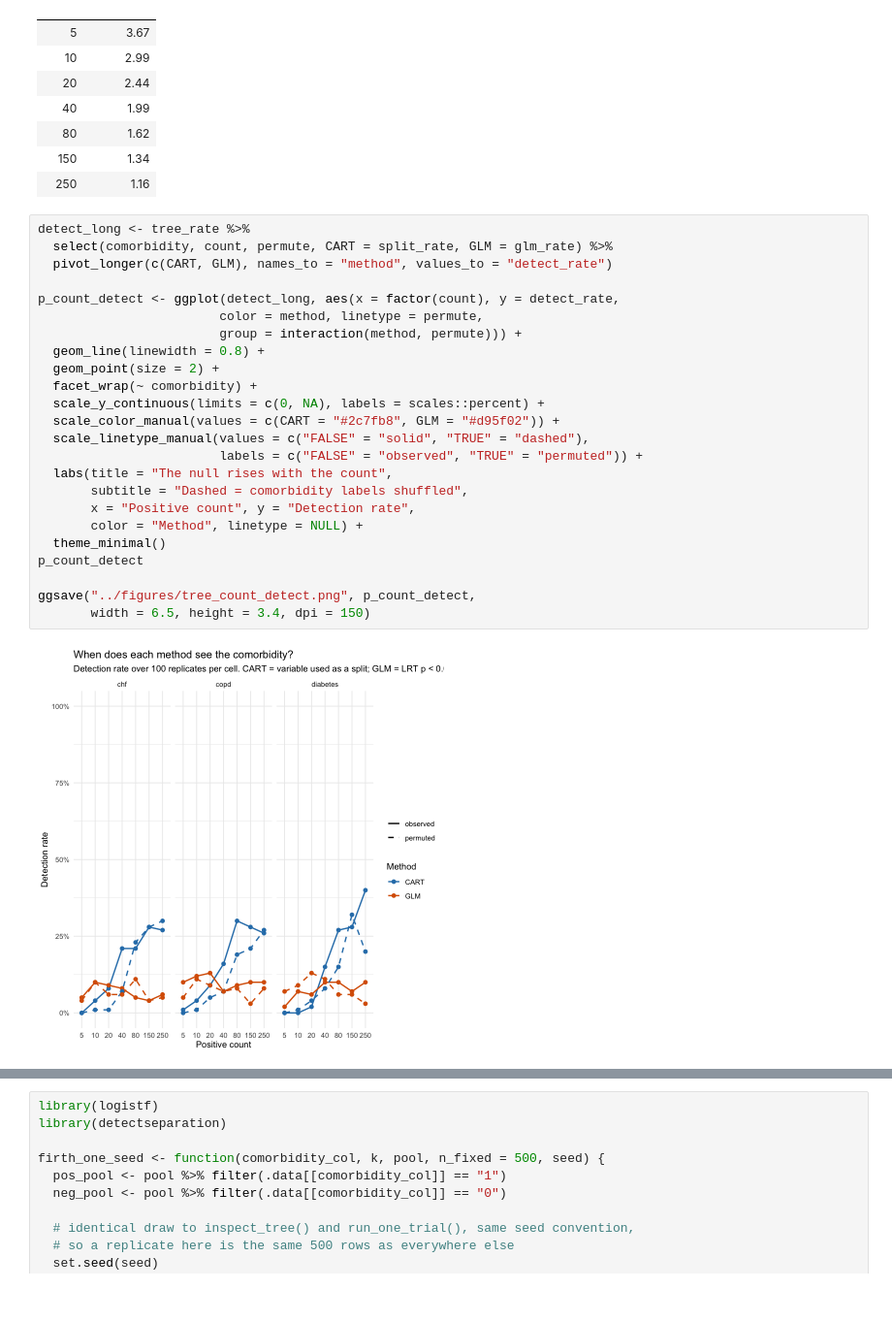
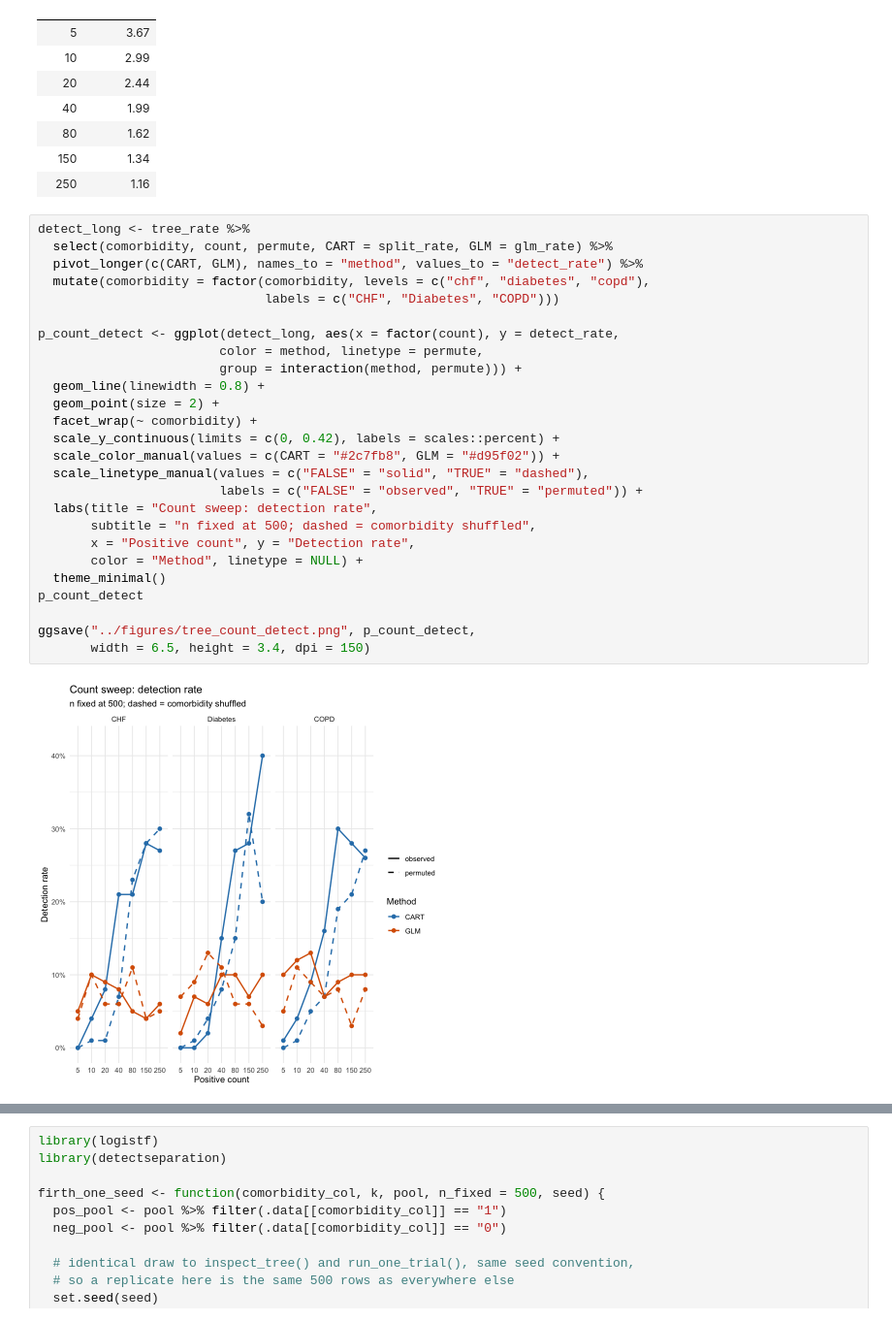
Before and after one commit to ShengPeiWilliam/mimic-synthetic-fidelity, a Jupyter notebook: code/tree-structure-diagnosis.ipynb, the cells around one changed output, grey strips where cells are left out. Shown at 97% size. Cells and saved outputs as stored; diff of their text form.

```diff
--- a/code/tree-structure-diagnosis.ipynb
+++ b/code/tree-structure-diagnosis.ipynb
@@ -383,27 +379,29 @@ A tibble: 7 × 2
 # %%
 detect_long <- tree_rate %>%
   select(comorbidity, count, permute, CART = split_rate, GLM = glm_rate) %>%
-  pivot_longer(c(CART, GLM), names_to = "method", values_to = "detect_rate")
+  pivot_longer(c(CART, GLM), names_to = "method", values_to = "detect_rate") %>%
+  mutate(comorbidity = factor(comorbidity, levels = c("chf", "diabetes", "copd"),
+                              labels = c("CHF", "Diabetes", "COPD")))
 
 p_count_detect <- ggplot(detect_long, aes(x = factor(count), y = detect_rate,
                         color = method, linetype = permute,
                         group = interaction(method, permute))) +
   geom_line(linewidth = 0.8) +
   geom_point(size = 2) +
   facet_wrap(~ comorbidity) +
-  scale_y_continuous(limits = c(0, NA), labels = scales::percent) +
+  scale_y_continuous(limits = c(0, 0.42), labels = scales::percent) +
   scale_color_manual(values = c(CART = "#2c7fb8", GLM = "#d95f02")) +
   scale_linetype_manual(values = c("FALSE" = "solid", "TRUE" = "dashed"),
                         labels = c("FALSE" = "observed", "TRUE" = "permuted")) +
-  labs(title = "The null rises with the count",
-       subtitle = "Dashed = comorbidity labels shuffled",
+  labs(title = "Count sweep: detection rate",
+       subtitle = "n fixed at 500; dashed = comorbidity shuffled",
        x = "Positive count", y = "Detection rate",
        color = "Method", linetype = NULL) +
   theme_minimal()
 p_count_detect
 
 ggsave("../figures/tree_count_detect.png", p_count_detect,
        width = 6.5, height = 3.4, dpi = 150)
 # %% [output]
-[figure, old version]
+[figure, new version]
 # %% [markdown]
```
Also changed, not shown: parts of 14 cells of this notebook, 2 other files.
